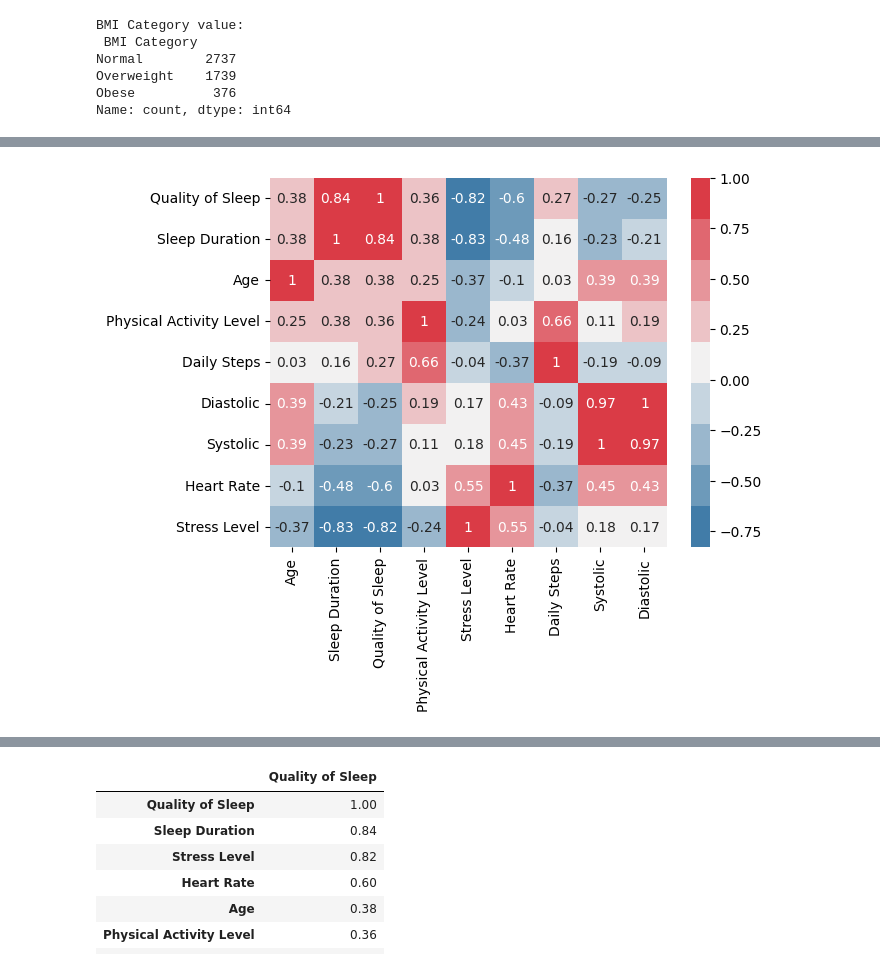
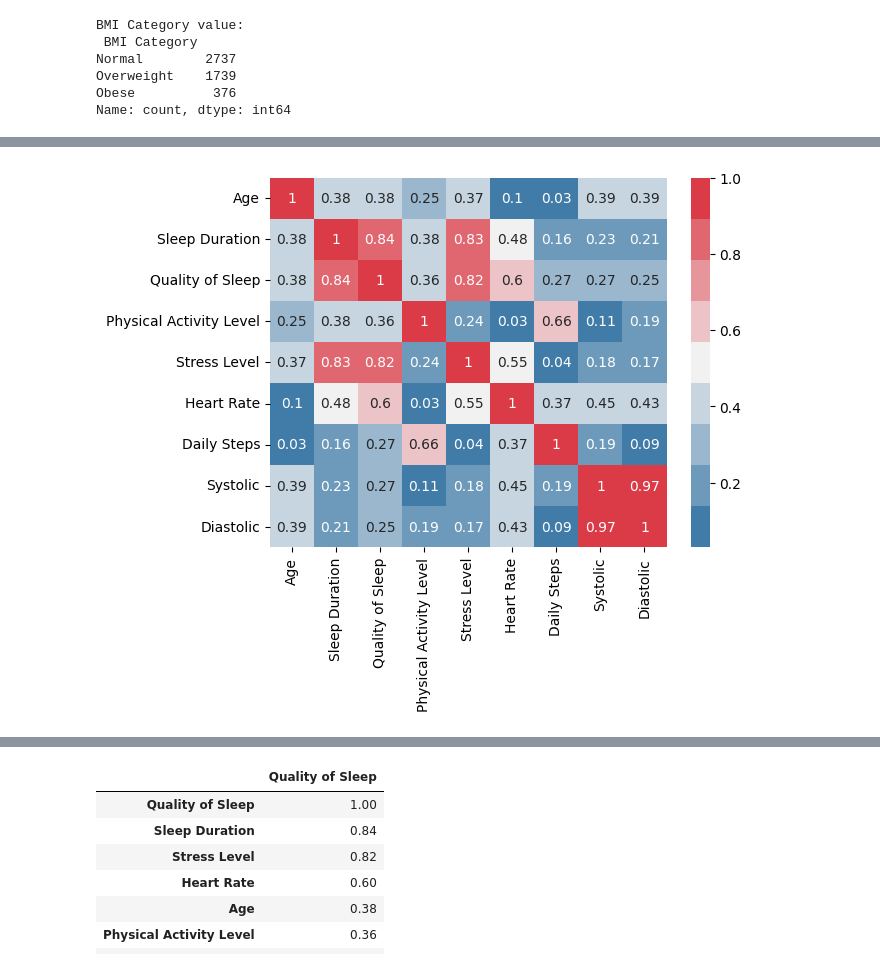
Before and after one commit to TheoHUETQC/machine-learning, a Jupyter notebook: project/quality_sleep_prediction.ipynb, the cells around one changed output, grey strips where cells are left out. Saved outputs shown, nothing was run; the diff lists cells and outputs as text; code cells hidden in the pictures.

```diff
--- a/project/quality_sleep_prediction.ipynb
+++ b/project/quality_sleep_prediction.ipynb
@@ -371,9 +610,10 @@ At the end of this stage, the dataset is fully numerical, structurally consisten
 # %%
 import seaborn as sns
 
-corr = df.corr(numeric_only=True).sort_values(by=target, ascending=False).round(2)
+# Compute correlation matrix
+corr_matrix = df.corr(numeric_only=True).abs().round(2) #.sort_values(by=target, ascending=False) #.abs() car antilinéarité est interessant aussi
 
-ax = sns.heatmap(corr,
+ax = sns.heatmap(corr_matrix,
             cmap = sns.diverging_palette(240, 10, n=9), annot = True);
 # %% [output]
-[figure, old version]
+[figure, new version]
```
Also changed, not shown: parts of 43 cells of this notebook.
